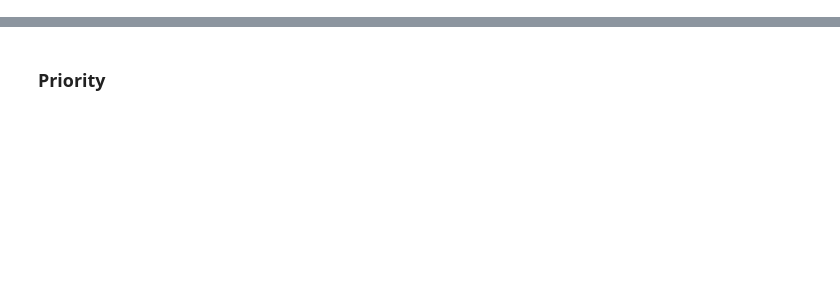
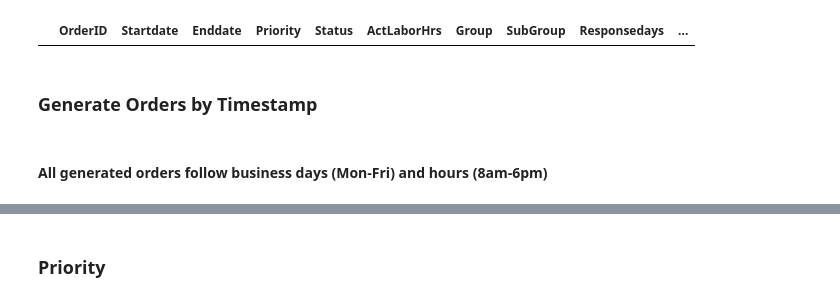
Before and after one commit to LLT9798/SampleData-for-Tableau, a Jupyter notebook: FakeData for Visualization.ipynb, the cells around one changed output, grey strips where cells are left out. Cells and saved outputs as stored; diff of their text form; code cells hidden in the pictures; blank space fills up the shorter version.

```diff
--- a/FakeData for Visualization.ipynb
+++ b/FakeData for Visualization.ipynb
@@ -17,0 +12,11 @@ df['Number of Records'] = Numbers
+# %%
+df = pd.DataFrame(columns=['OrderID','Startdate', 'Enddate',
+                           'Priority', 'Status', 'ActLaborHrs',
+                           'Group', 'SubGroup', 'Responsedays', 'Responsehours'])
+df.head()
+# %% [output]
+|  | OrderID | Startdate | Enddate | Priority | Status | ActLaborHrs | Group | SubGroup | Responsedays | ... |
+# %% [markdown]
+### Generate Orders by Timestamp
+# %% [markdown]
+#### All generated orders follow business days (Mon-Fri) and hours (8am-6pm)
```
Also changed, not shown: parts of 54 cells of this notebook.
